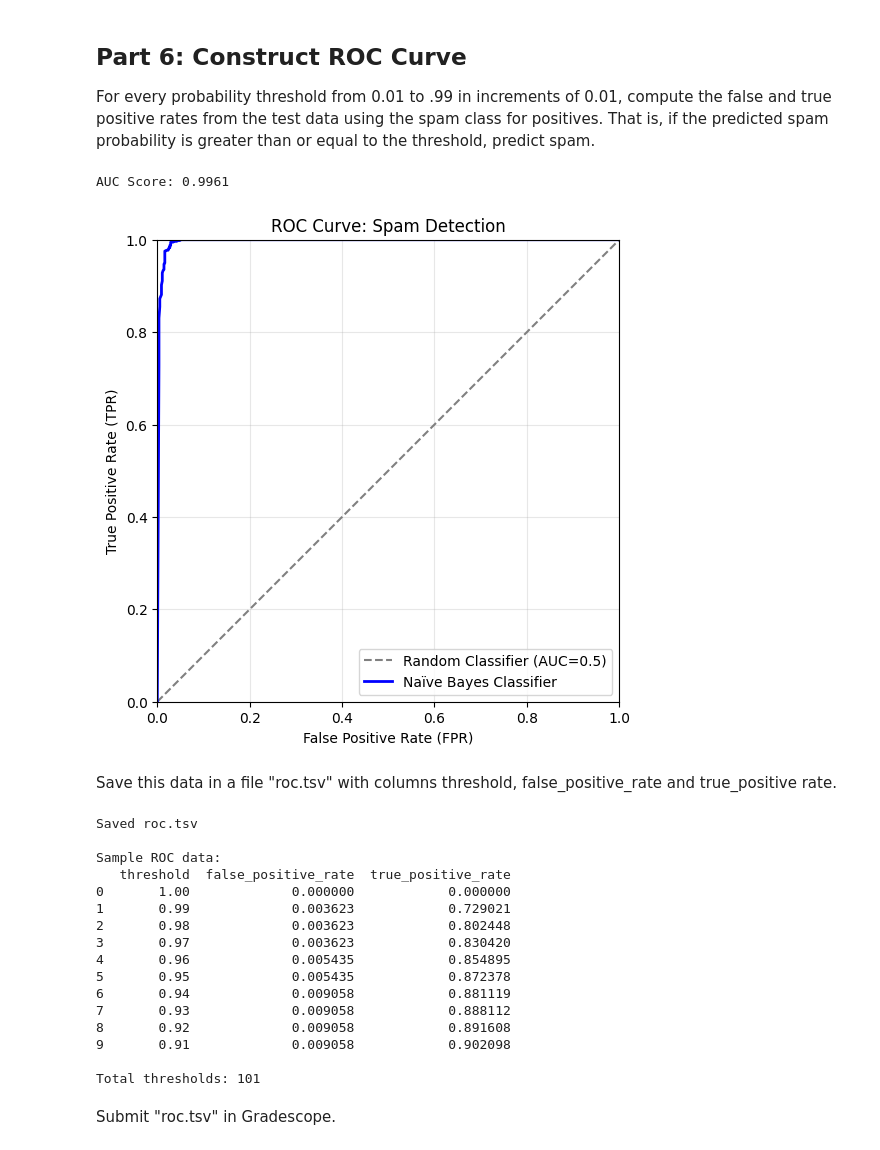
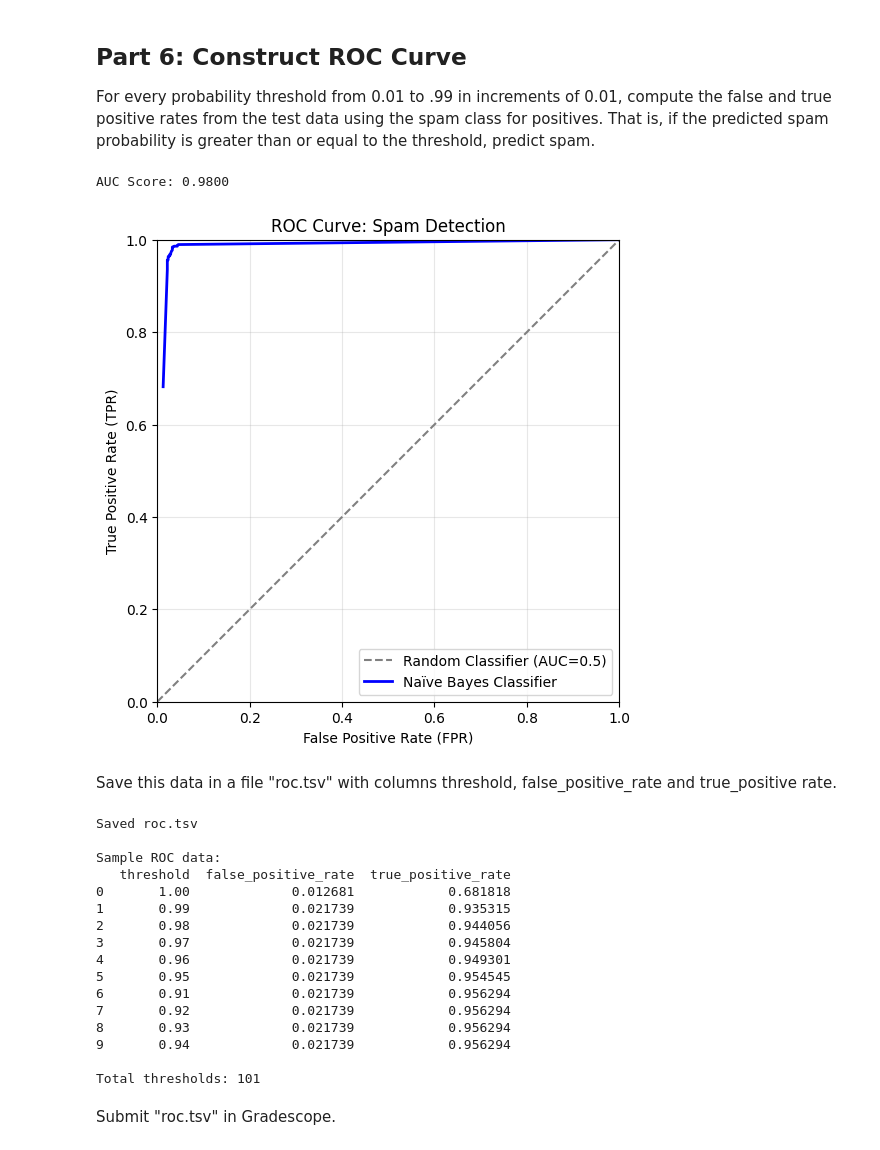
Before and after one commit to jtvon/dx704-project-09, a Jupyter notebook: project.ipynb, the cells around one changed output. Drawn from its saved outputs; the diff is of its cells as text; code cells hidden in the pictures.

```diff
--- a/project.ipynb
+++ b/project.ipynb
@@ -74,7 +74,6 @@ The auto-grader will assume that you are using a multinomial distribution in the
 # Give subject extra weight since spam signals often appear there
 enron_spam_data['combined_text'] = (
     enron_spam_data['Subject'].fillna('') + ' ' +
-    enron_spam_data['Subject'].fillna('') + ' ' +  # Subject twice for emphasis
     enron_spam_data['Message'].fillna('')
 )
 
@@ -85,14 +84,6 @@ vectorizer = CountVectorizer(
     max_features=10000
 )
 
-# Configure TfidfVectorizer with optimized spam detection parameters
-vectorizer = TfidfVectorizer(
-    ngram_range=(1, 2),
-    analyzer='word',
-    max_features=10000,
-    sublinear_tf=True            # Dampens term frequency effect
-)
-
 # Fit and transform on the combined text
 feature_matrix = vectorizer.fit_transform(enron_spam_data['combined_text'])
 feature_names = vectorizer.get_feature_names_out()
@@ -651,37 +460,41 @@ for t in thresh:
     tpr = true_positives.sum() / positive.sum()
     fpr = false_positives.sum() / negative.sum()
 
     # Store as (FPR, TPR, threshold) for correct plotting
     roc_data.append((fpr, tpr, t))
 
 # Sort by FPR (first element) for proper ROC curve
 roc_data.sort()
 
+# Extract FPR and TPR for plotting and AUC calculation
+fpr_list = [r[0] for r in roc_data]
+tpr_list = [r[1] for r in roc_data]
+
 # Plot ROC curve
 plt.figure(figsize=(8, 6))
 plt.plot([0, 1], [0, 1], label="Random Classifier (AUC=0.5)", color="gray", linestyle="--")
-plt.plot([r[0] for r in roc_data], [r[1] for r in roc_data],
+plt.plot(fpr_list, tpr_list,
          label="Naïve Bayes Classifier", linewidth=2, color='blue')
 
 plt.gca().set_xlim(0, 1)
 plt.gca().set_ylim(0, 1)
 plt.gca().set_aspect('equal')
 
 plt.legend(loc='lower right')
 plt.title("ROC Curve: Spam Detection")
 plt.xlabel("False Positive Rate (FPR)")
 plt.ylabel("True Positive Rate (TPR)")
 plt.grid(True, alpha=0.3)
 
 # Calculate AUC using trapezoidal rule
 from sklearn.metrics import auc
-auc_score = auc([r[0] for r in roc_data], [r[1] for r in roc_data])
+auc_score = auc(fpr_list, tpr_list)
 print(f"AUC Score: {auc_score:.4f}")
 
 plt.show()
 # %% [output]
-AUC Score: 0.9961
+AUC Score: 0.9800
-[figure, old version]
+[figure, new version]
 # %% [markdown]
 Save this data in a file "roc.tsv" with columns threshold, false_positive_rate and true_positive rate.
 # %%
@@ -702,16 +515,16 @@ Saved roc.tsv
 
 Sample ROC data:
    threshold  false_positive_rate  true_positive_rate
-0       1.00             0.000000            0.000000
-1       0.99             0.003623            0.729021
-2       0.98             0.003623            0.802448
-3       0.97             0.003623            0.830420
-4       0.96             0.005435            0.854895
-5       0.95             0.005435            0.872378
-6       0.94             0.009058            0.881119
-7       0.93             0.009058            0.888112
-8       0.92             0.009058            0.891608
-9       0.91             0.009058            0.902098
+0       1.00             0.012681            0.681818
+1       0.99             0.021739            0.935315
+2       0.98             0.021739            0.944056
+3       0.97             0.021739            0.945804
+4       0.96             0.021739            0.949301
+5       0.95             0.021739            0.954545
+6       0.91             0.021739            0.956294
+7       0.92             0.021739            0.956294
+8       0.93             0.021739            0.956294
+9       0.94             0.021739            0.956294
 
 Total thresholds: 101
 # %% [markdown]
```
Also changed, not shown: parts of 11 cells of this notebook, 1 other file.
